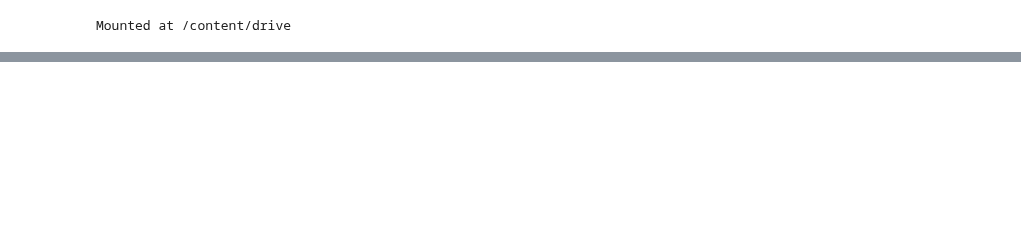
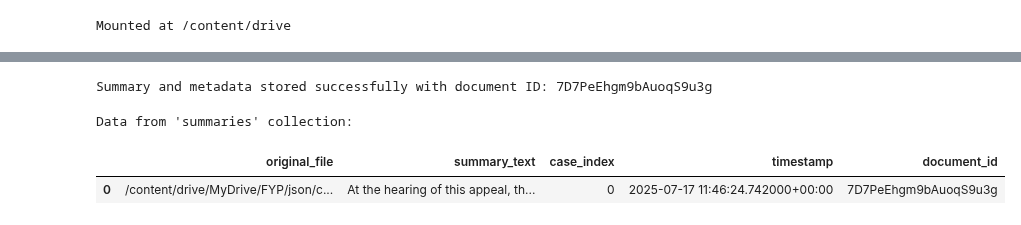
Before and after one commit to HackElite-FYP/Legal-Research-Platform-Core, a Jupyter notebook: summarization.ipynb, the cells around one changed output, grey strips where cells are left out. Drawn from its saved outputs; the diff is of its cells as text; code cells hidden in the pictures; blank space fills up the shorter version.

Commit message:
added benchmarking and saving to firestore DB

```diff
--- a/summarization.ipynb
+++ b/summarization.ipynb
@@ -129,7 +129,7 @@ print(f"Summary word count: {summary_word_count}")
 print(f"Original sentence count: {original_sentences_count}")
 print(f"Summary sentence count (dynamic): {dynamic_sentences_count}")
 
-
-for sentence in summary:
-    print(sentence)
+final_summary = "\n".join(str(sentence) for sentence in summary)
+print("Final Summary:\n")
+print(final_summary)
 # %% [output]
@@ -206,7 +208,7 @@ def summarize_chunk(chunk, summarizer, tokenizer, chunk_summary_ratio):
 def hierarchical_summary(text, summarizer, tokenizer,
                          max_chunk_tokens=512, overlap_tokens=100, # Further Reduced max_chunk_tokens
                          chunk_summary_ratio=0.25, final_summary_ratio=0.20,
-                         n_parallel_jobs=2): # Set n_parallel_jobs to a small number
+                         n_parallel_jobs=1): # Set n_parallel_jobs to 1 for sequential processing
 
     # Chunk the original document
     chunks = chunk_text(text, tokenizer, max_tokens=max_chunk_tokens, overlap_tokens=overlap_tokens)
@@ -248,10 +250,10 @@ def hierarchical_summary(text, summarizer, tokenizer,
 final_summary = hierarchical_summary(
     text, summarizer_pipeline, tokenizer, # Use the initialized pipeline
     max_chunk_tokens=512, # Further Reduced max_chunk_tokens
-    overlap_tokens=96,
-    chunk_summary_ratio=0.75,
-    final_summary_ratio=0.50,
-    n_parallel_jobs=2 # Example: limit to 2 parallel jobs
+    overlap_tokens=100,
+    chunk_summary_ratio=0.25,
+    final_summary_ratio=0.20,
+    n_parallel_jobs=1 # Example: limit to 1 parallel job (sequential)
 )
 
 print(f"Original word count: {len(text.split())}")
@@ -301,0 +433,61 @@ Petitioner is seeking to challenge the Order Made by the Learned High. The Attor
+# %%
+try:
+    # Reference to the 'summaries' collection
+    summaries_ref = db.collection('summaries')
+
+    # Data to store for a single summary
+    summary_data = {
+        'original_file': PROCESSING_FILE_PATH,
+        'summary_text': final_summary, # The generated summary
+        'timestamp': firestore.SERVER_TIMESTAMP, # Server timestamp for when it was stored
+        # Add any other relevant metadata here, e.g.,
+        # 'model_used': 'hierarchical_bart_large',
+        # 'original_word_count': original_word_count, # If you have this variable
+        # 'summary_word_count': len(final_summary.split()) # If you want to store summary word count
+    }
+
+    # Add a new document with an auto-generated ID
+    doc_ref = summaries_ref.add(summary_data)
+
+    print(f"Summary and metadata stored successfully with document ID: {doc_ref[1].id}")
+
+except NameError:
+    print("Firestore client 'db' or 'final_summary' is not initialized. Please run the preceding cells.")
+except Exception as e:
+    print(f"Error storing summary in Firestore: {e}")
+# %% [output]
+Summary and metadata stored successfully with document ID: 7D7PeEhgm9bAuoqS9u3g
+# %%
+# Assuming 'db' is your initialized Firestore client
+import pandas as pd
+
+try:
+    # Reference to the 'summaries' collection
+    summaries_ref = db.collection('summaries')
+
+    # Get all documents in the 'summaries' collection
+    docs = summaries_ref.stream()
+
+    # Convert the documents to a list of dictionaries
+    summary_list = []
+    for doc in docs:
+        summary_data = doc.to_dict()
+        summary_data['document_id'] = doc.id # Include the document ID
+        summary_list.append(summary_data)
+
+    # Create a pandas DataFrame from the list of dictionaries
+    if summary_list:
+        summaries_df = pd.DataFrame(summary_list)
+        print("Data from 'summaries' collection:")
+        display(summaries_df) # Display the DataFrame
+    else:
+        print("No documents found in the 'summaries' collection.")
+
+except NameError:
+    print("Firestore client 'db' is not initialized. Please run the Firestore connection cell first.")
+except Exception as e:
+    print(f"Error fetching data from Firestore: {e}")
+# %% [output]
+Data from 'summaries' collection:
+|  | original_file | summary_text | case_index | timestamp | document_id |
+| 0 | /content/drive/MyDrive/FYP/json/c... | At the hearing of this appeal, th... | 0 | 2025-07-17 11:46:24.742000+00:00 | 7D7PeEhgm9bAuoqS9u3g |
```
Also changed, not shown: parts of 8 cells of this notebook.
